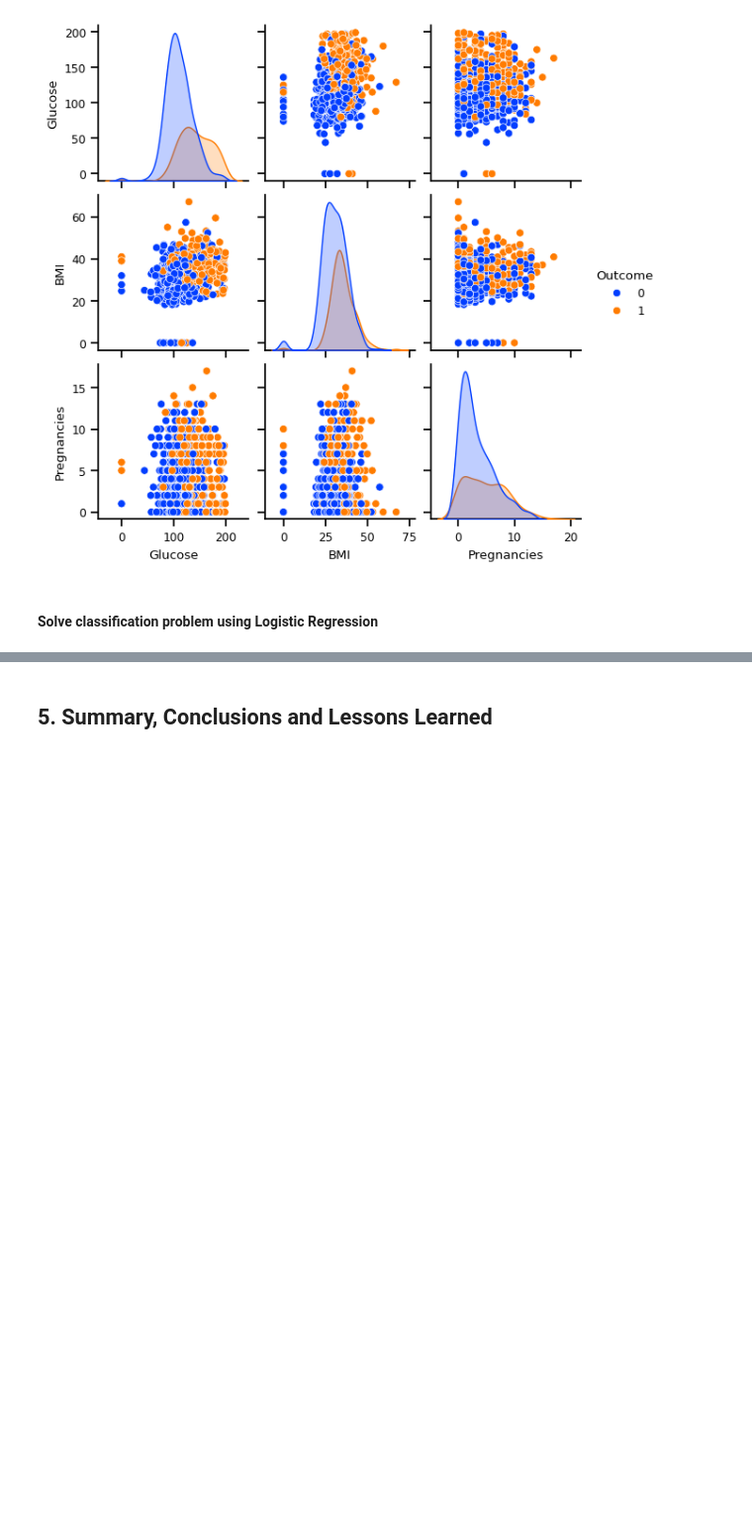
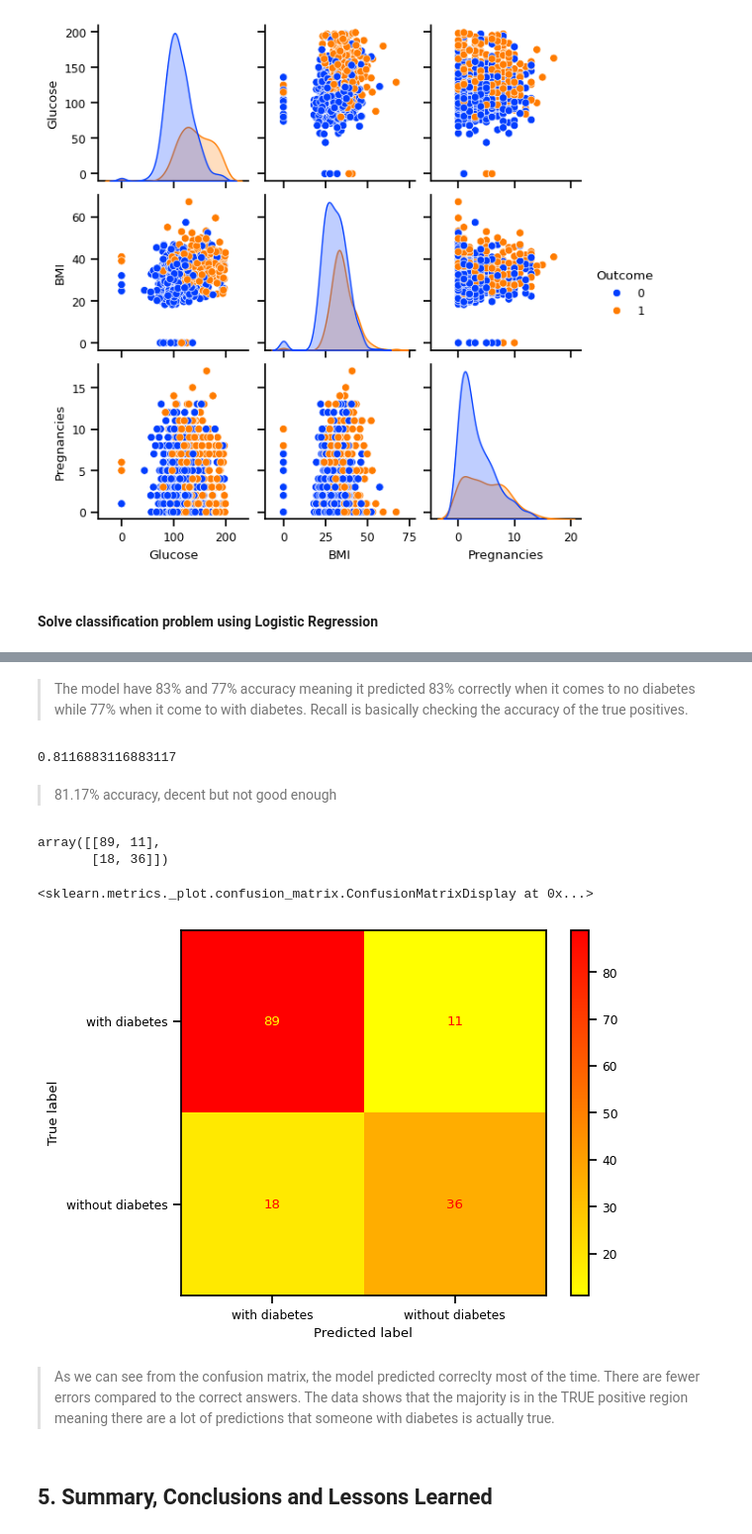
Before and after one commit to reue-lly/Predictive-Analytics-using-Machine-Learning, a Jupyter notebook: Activity-2/Activity_2_Training_Linear_Models.ipynb, the cells around one changed output, grey strips where cells are left out. Shown at 99% size. Saved outputs shown, nothing was run; the diff lists cells and outputs as text; code cells hidden in the pictures; blank space fills up the shorter version.

```diff
--- a/Activity-2/Activity_2_Training_Linear_Models.ipynb
+++ b/Activity-2/Activity_2_Training_Linear_Models.ipynb
@@ -1618,0 +1617,12 @@ Solve classification problem using Logistic Regression
+# %%
+from sklearn.model_selection import train_test_split
+
+X = diabetes.drop(columns = ['Outcome'])
+y = diabetes.Outcome
+
+# data splitting
+X_train, X_test, y_train, y_test = train_test_split(X, y, random_state=5, test_size=0.2)
+
+diabetes_model = LogisticRegression(max_iter=200)
+
+diabetes_model.fit(X_train, y_train)
@@ -1618,0 +1644,8 @@ Solve classification problem using Logistic Regression
+# %%
+from sklearn.metrics import classification_report, accuracy_score, confusion_matrix, ConfusionMatrixDisplay
+y_pred = diabetes_model.predict(X_test)
+
+print("Accuracy:", accuracy_score(y_test, y_pred))
+
+# Classification Report
+print("\nClassification Report:\n", classification_report(y_test, y_pred))
@@ -1619,3 +1664,35 @@ Solve classification problem using Logistic Regression
+# %% [markdown]
+
+
+> The model have 83% and 77% accuracy meaning it predicted 83% correctly when it comes to no diabetes while 77% when it come to with diabetes. Recall is basically checking the accuracy of the true positives.
+# %%
+# evaluation of the model using score accuracy
+diabetes_model.score(X_test, y_test)
+# %% [output]
+0.8116883116883117
+# %% [markdown]
+
+
+> 81.17% accuracy, decent but not good enough
+# %%
+# using confusion matrix display
+
+
+cm = confusion_matrix(y_test, y_pred)
+cm
+# %% [output]
+array([[89, 11],
+       [18, 36]])
+# %%
+cm_plot = ConfusionMatrixDisplay(confusion_matrix=cm, display_labels=['with diabetes', 'without diabetes'])
+cm_plot.plot(cmap='autumn_r')
+# %% [output]
+<sklearn.metrics._plot.confusion_matrix.ConfusionMatrixDisplay at 0x...>
+[figure, added]
+# %% [markdown]
+
+
+> As we can see from the confusion matrix, the model predicted correclty most of the time. There are fewer errors compared to the correct answers. The data shows that the majority is in the TRUE positive region meaning there are a lot of predictions that someone with diabetes is actually true.
 # %% [markdown]
 ## 5. Summary, Conclusions and Lessons Learned
 # %% [markdown]
```
Also changed, not shown: parts of 5 cells of this notebook.
